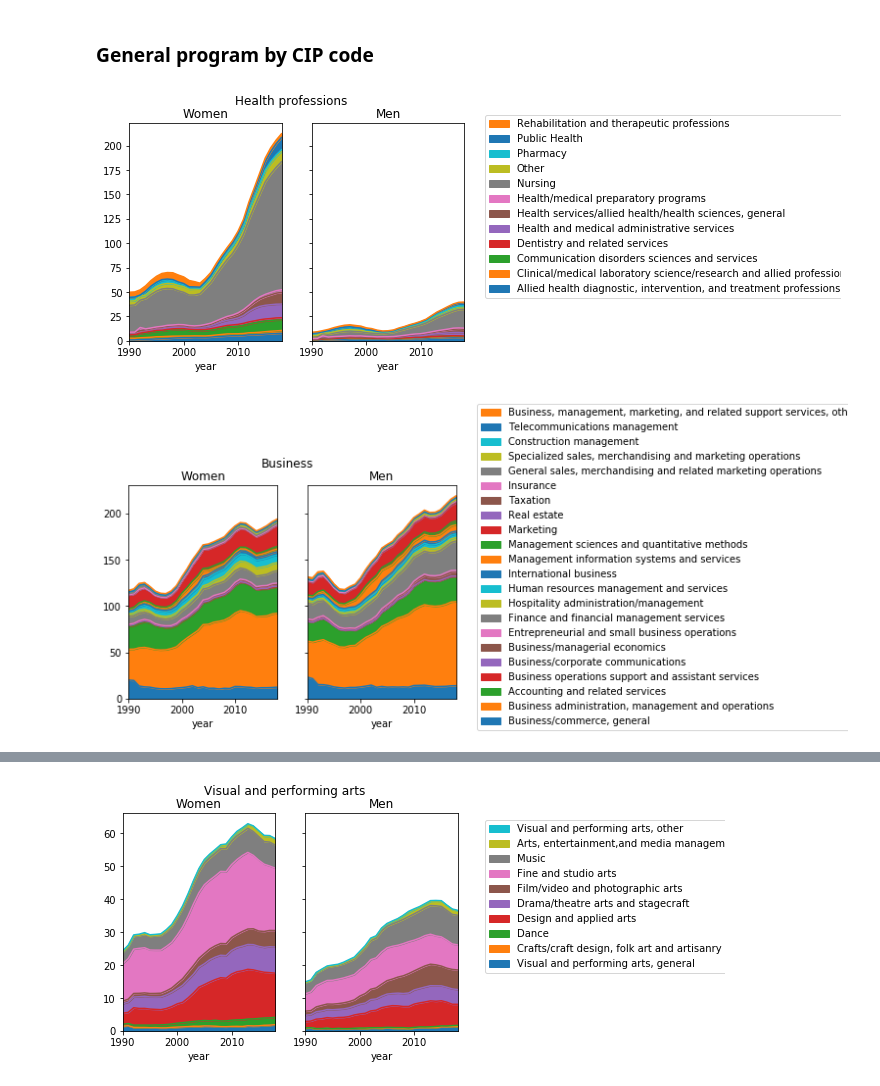
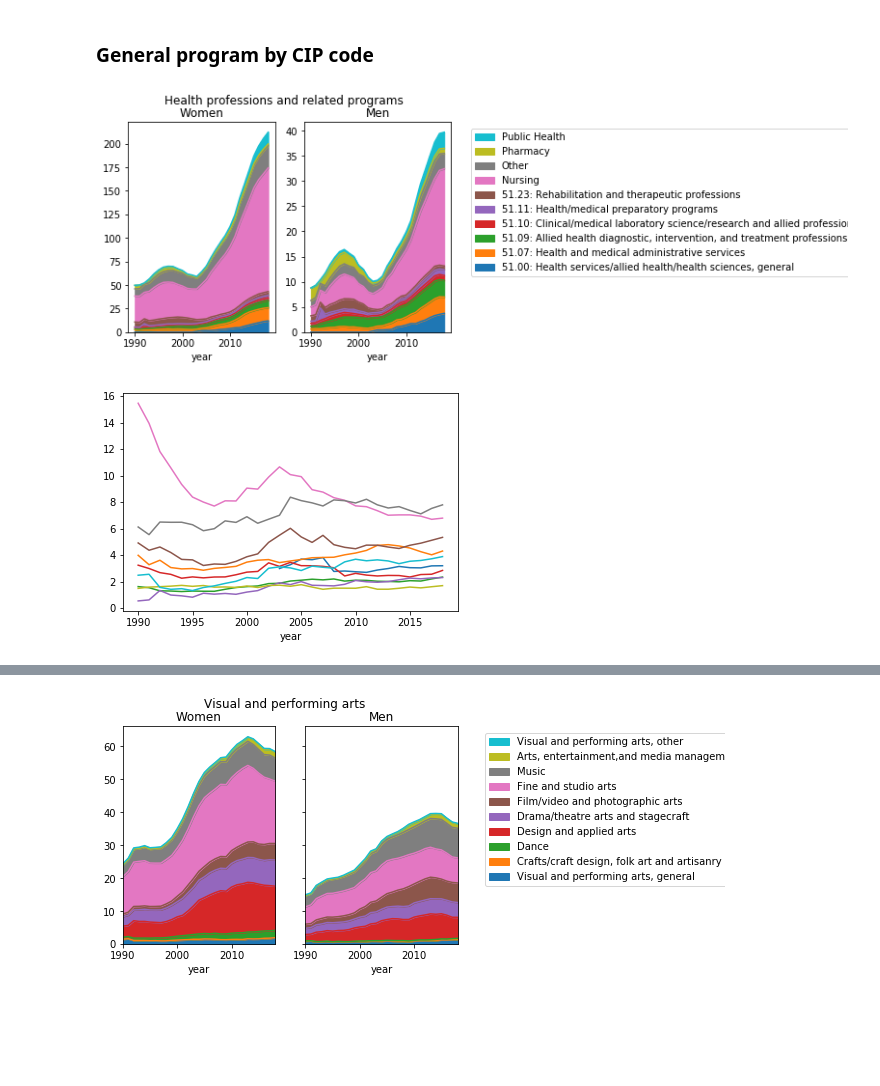
Before and after one commit to tara-sullivan/hcs, a Jupyter notebook: code/ipeds/ipeds_trends.ipynb, the cells around one changed output, grey strips where cells are left out. Drawn from its saved outputs; the diff is of its cells as text; code cells hidden in the pictures; blank space fills up the shorter version.

```diff
--- a/code/ipeds/ipeds_trends.ipynb
+++ b/code/ipeds/ipeds_trends.ipynb
@@ -12,9 +12,10 @@ fig_width = textwidth/2
 golden_mean = (math.sqrt(5)-1.0)/2.0
 fig_height = fig_width*golden_mean
 
-#datapath = "Z:/hcs/data/ipeds/"
-datapath = "/Users/tarasullivan/Google Drive File Stream/My Drive/research/hcs/data/ipeds/"
-namepath = "/Users/tarasullivan/Google Drive File Stream/My Drive/research/hcs/data/ipeds/cip_edit"
+datapath = "Z:/hcs/data/ipeds/"
+namepath = "Z:/hcs/data/ipeds/cip_edit"
+#datapath = "/Users/tarasullivan/Google Drive File Stream/My Drive/research/hcs/data/ipeds/"
+#namepath = "/Users/tarasullivan/Google Drive File Stream/My Drive/research/hcs/data/ipeds/cip_edit"
 # %% [markdown]
 Create dictionaries for 2-digit and 4-digit CIP codes
 # %%
@@ -60,7 +75,8 @@ df['ciptitle2010'] = df['ciptitle2010'].str.replace('.','')
 df['ciptitle2010'] = df['ciptitle2010'].str.capitalize()
 
 # set index; create dataframe
-cip4df = df.set_index(['cip2', 'cip4'])
+#cip4df = df.set_index(['cip2', 'cip4'])
+cip4labels_df = df.set_index(['cip2', 'cip4'])
 
 # to create dictionary:
 #cip4df.loc['01'].to_dict()['ciptitle2010']
@@ -242,20 +268,18 @@ cip51 = cip51/1e3
 # %%
-fig, ax = plt.subplots(1,2)
+fig = plt.figure()
+ax = plt.axes()
 
 # Figure size shit
-fig.set_size_inches(3*fig_width,3*fig_height)
+# fig.set_size_inches(3*fig_width,3*fig_height)
 
-fig.tight_layout()
+# fig.tight_layout()
 
-cip51['ctotalw'].plot.area(ax=ax[0],legend=None)
-cip51['ctotalm'].plot.area(ax=ax[1],legend=None)
+cip51rate.plot(ax=ax)
 
-ax[0].set_title('Women')
-ax[1].set_title('Men')
+ax.set_ylim((0,3))
 
-#ax[0].legend(None)
-handles, labels = ax[1].get_legend_handles_labels()
-txt_labels = list(map(cip4df.loc['51'].to_dict()['ciptitle2010'].get, labels))
-fig.legend(handles[::-1], txt_labels[::-1], loc='center right',bbox_to_anchor=(1.6, .6))
+handles, labels = ax.get_legend_handles_labels()
+txt_labels = list(map(cip4labels_df.loc['51'].to_dict()['ciptitle2010'].get, labels))
+ax.legend(handles[::-1], txt_labels[::-1], loc='center left',bbox_to_anchor=(1.05, .6))
 # %% [output]
 <matplotlib.legend.Legend at 0x...>
@@ -328,16 +377,19 @@ def cipgraph(cip,cipdict={},shareyflag=True):
 # %%
 # create mapping that you want to use
 cip51dict = {'Nursing' : ['51.38', '51.39'],
-              'Dentistry and related services' : ['51.04', '51.05', '51.06'],
-             #'Veterinary medicine' : ['51.24', '51.25'],
+#               'Dentistry and related services' : ['51.04', '51.05', '51.06'],
+#               'Veterinary medicine' : ['51.24', '51.25'],
               'Pharmacy' : ['51.20'],
               'Public Health' : ['51.22'],
-              'Other' : ['51.08','51.12','51.14','51.15','51.18','51.24', '51.25','51.26','51.27','51.31','51.32','51.33','51.34','51.35','51.36','51.37','51.99'],
+              'Other' : ['51.02','51.08',
+                         '51.04', '51.05', '51.06',
+#                          '51.11',
+                         '51.12','51.14','51.15','51.18',
+                         '51.24', '51.25','51.26','51.27',
+                         '51.31','51.32','51.33','51.34','51.35','51.36','51.37','51.99'],
              }
-cipgraph('51',cip51dict)
+# 51.11 is weird!
+cipgraph('51',cip51dict,cipnum=True,shareyflag=False)
 # %% [output]
-[figure, old version]
+[figure, new version]
+[figure, added]
-# %%
-cipgraph('52')
-# %% [output]
-[figure, removed]
```
Also changed, not shown: parts of 28 cells of this notebook.
